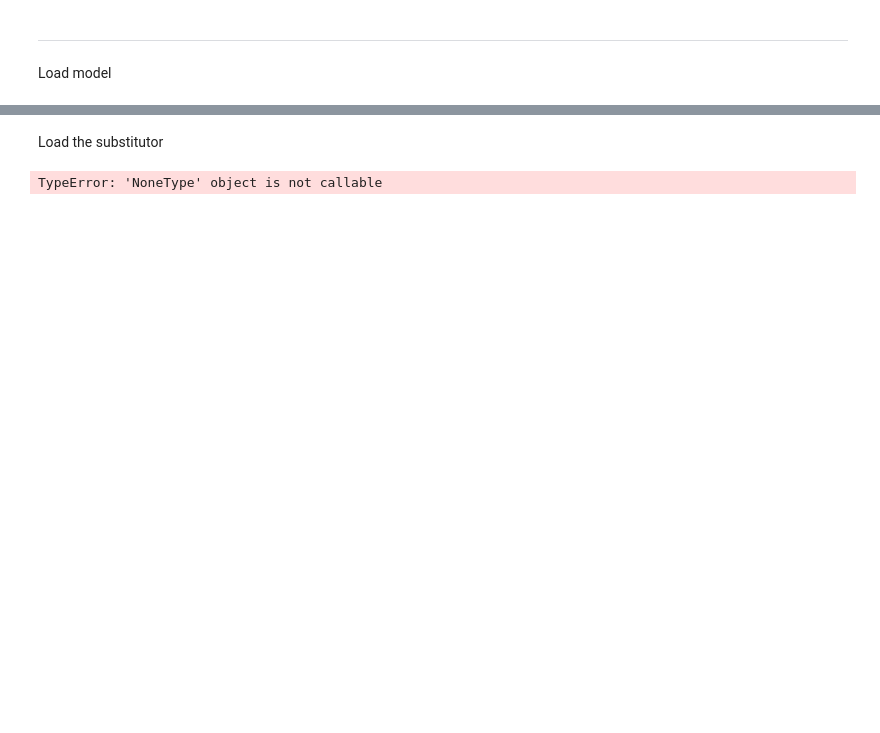
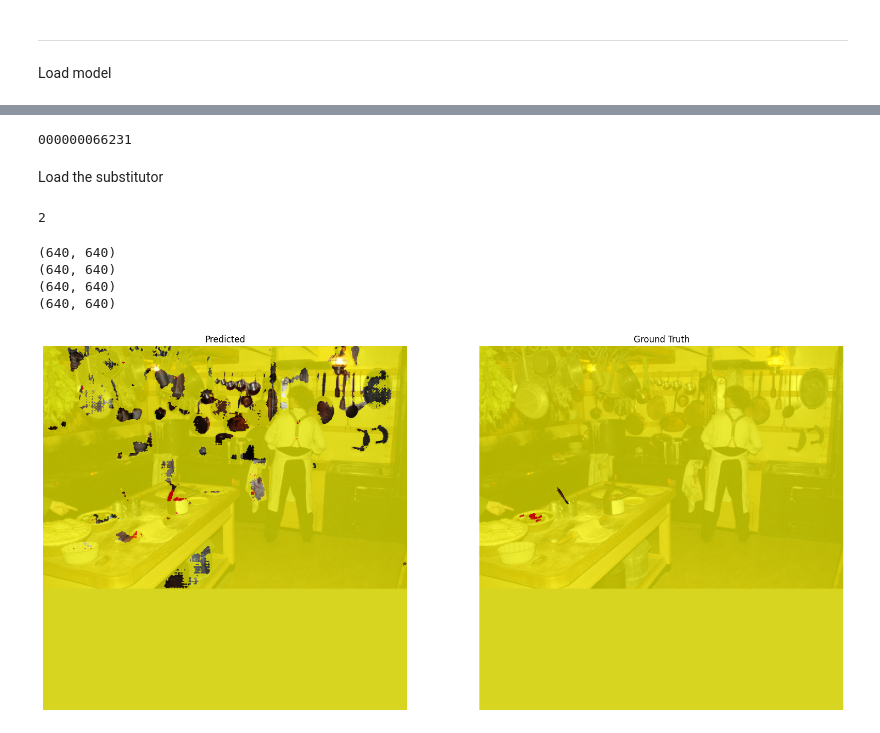
Before and after one commit to pasqualedem/LabelAnything, a Jupyter notebook: notebooks/visualize.ipynb, the cells around one changed output, grey strips where cells are left out. Drawn from its saved outputs; the diff is of its cells as text; code cells hidden in the pictures; blank space fills up the shorter version.

```diff
--- a/notebooks/visualize.ipynb
+++ b/notebooks/visualize.ipynb
@@ -213,0 +254,4 @@ batch['embeddings'] = safetensors
+# %%
+get_embeddings_names(batch)
+# %% [output]
+000000066231
@@ -218,6 +264,46 @@ substitutor = Substitutor(substitute=False)
 substitutor.reset((batch, gt))
 input, one_gt = next(iter(substitutor))
 # %%
-seg = model(batch)
+seg = model(input)
-# %% [output]
-TypeError: 'NoneType' object is not callable
+# %%
+logits = seg['logits']
+examples_class_embeddings = seg['class_examples_embeddings']
+class_embeddings = examples_class_embeddings.mean(dim=1)
+
+seg = logits.argmax(dim=1)
+# %%
+img = get_image(input['images'][0, 0])
+num_classes = len(input['classes'][0][0])
+print(num_classes)
+# %% [output]
+2
+# %%
+segmask = draw_seg(
+    get_image(input['images'][0, 0]),
+    seg.cpu(),
+    colors,
+    num_classes=num_classes
+)
+
+gtmask = draw_seg(
+    get_image(input['images'][0, 0]),
+    one_gt,
+    colors,
+    num_classes=num_classes
+)
+# %% [output]
+(640, 640)
+(640, 640)
+(640, 640)
+(640, 640)
+# %%
+plots = [segmask, gtmask]
+titles = ["Predicted", "Ground Truth"]
+
+subplots = plt.subplots(1, 2, figsize=(20, 20))
+for i, plot in enumerate(plots):
+    subplots[1][i].imshow(plot)
+    subplots[1][i].set_title(titles[i])
+    subplots[1][i].axis("off")
+# %% [output]
+[figure, added]
```
Also changed, not shown: parts of 20 cells of this notebook, 2 other files.
